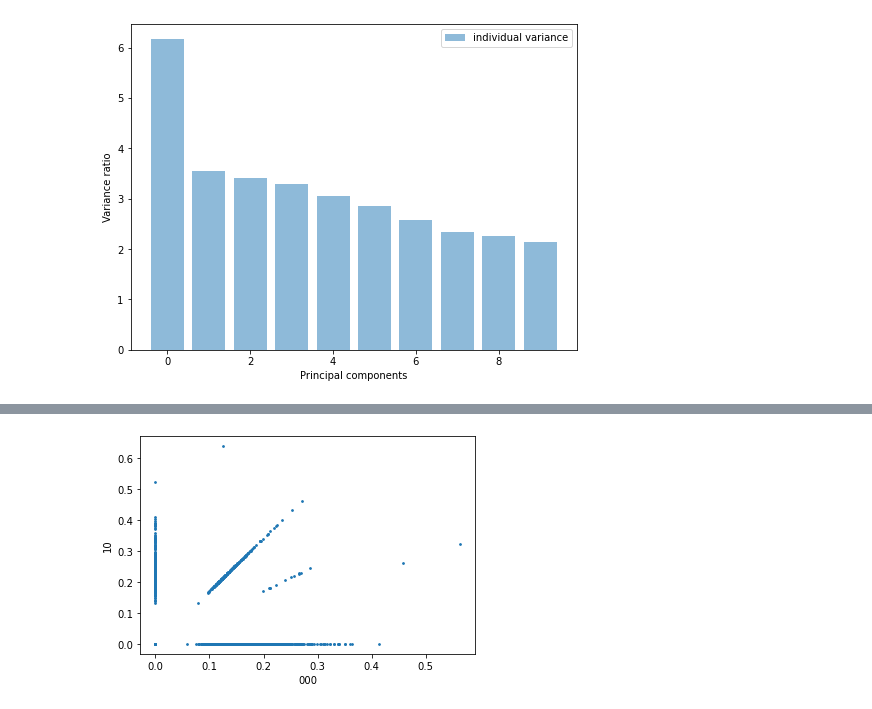
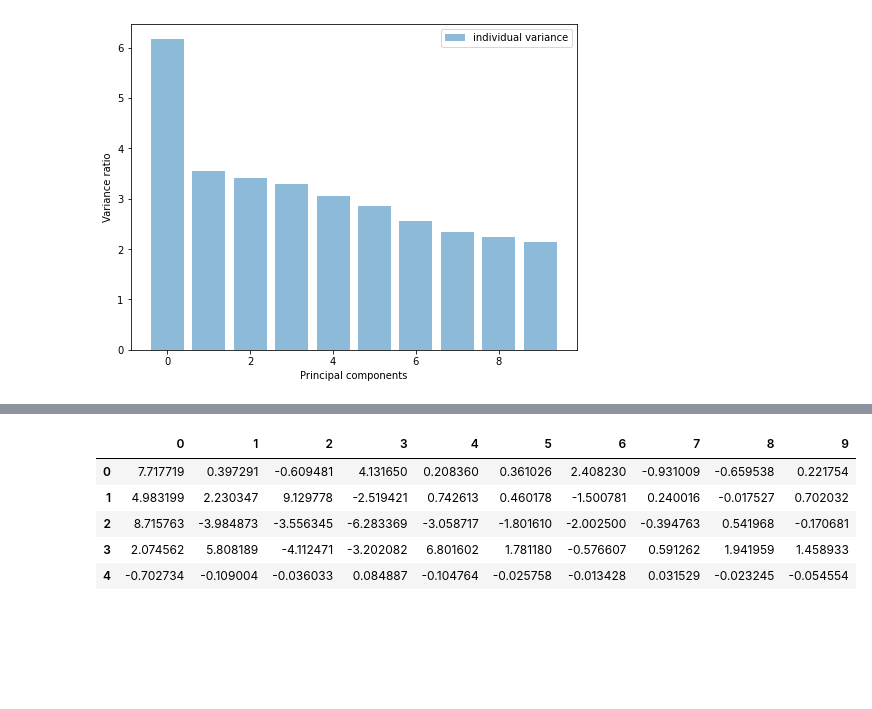
Before and after one commit to lalmaraz/otf_grants, a Jupyter notebook: otf_grants.ipynb, the cells around one changed output, grey strips where cells are left out. Drawn from its saved outputs; the diff is of its cells as text; code cells hidden in the pictures; blank space fills up the shorter version.

```diff
--- a/otf_grants.ipynb
+++ b/otf_grants.ipynb
@@ -127,14 +123,34 @@ counts.groupby(best_label).mean()
+# %%
+sil_scores = []
+for k in range(3,9):
+    clusterer = KMeans(n_clusters=k)
+    clusterer.fit(counts_reduced)
+    label = clusterer.predict(counts_reduced)
+    sil_scores.append({'k':k, 'silhouette_score':silhouette_score(counts_reduced, label), 'label':label})
+
+# Select best labels (based on silhouette score)
+sil_scores = pd.DataFrame(sil_scores)
+best_label = sil_scores.loc[sil_scores['silhouette_score'].idxmax(),'label']
+best_label
+
+# Present some summary statistics for each clusters
+pd.DataFrame(counts_reduced).groupby(best_label).mean()
+# %% [output]
+|  | 0 | 1 | 2 | 3 | 4 | 5 | 6 | 7 | 8 | 9 |
+| 0 | 7.717719 | 0.397291 | -0.609481 | 4.131650 | 0.208360 | 0.361026 | 2.408230 | -0.931009 | -0.659538 | 0.221754 |
+| 1 | 4.983199 | 2.230347 | 9.129778 | -2.519421 | 0.742613 | 0.460178 | -1.500781 | 0.240016 | -0.017527 | 0.702032 |
+| 2 | 8.715763 | -3.984873 | -3.556345 | -6.283369 | -3.058717 | -1.801610 | -2.002500 | -0.394763 | 0.541968 | -0.170681 |
+| 3 | 2.074562 | 5.808189 | -4.112471 | -3.202082 | 6.801602 | 1.781180 | -0.576607 | 0.591262 | 1.941959 | 1.458933 |
+| 4 | -0.702734 | -0.109004 | -0.036033 | 0.084887 | -0.104764 | -0.025758 | -0.013428 | 0.031529 | -0.023245 | -0.054554 |
 # %%
 #pd.DataFrame(x).to_csv('x.csv', index=True, header=False)
 # %%
 #pd.DataFrame(description).to_csv('desc.csv', index=True, header=False)
 # %%
-model = KMeans(n_clusters=6)
-model.fit(counts)
-assignments = pd.Series(model.predict(counts))
-ax = counts.plot.scatter(0, 1, 3)
+#model = KMeans(n_clusters=6)
+#model.fit(counts)
+#assignments = pd.Series(model.predict(counts))
+#ax = counts.plot.scatter(0, 1, 3)
-# %% [output]
-[figure, removed]
 # %%
 # Split data for classif
 #training = featured.head(22360)
```
Also changed, not shown: parts of 2 cells of this notebook.
